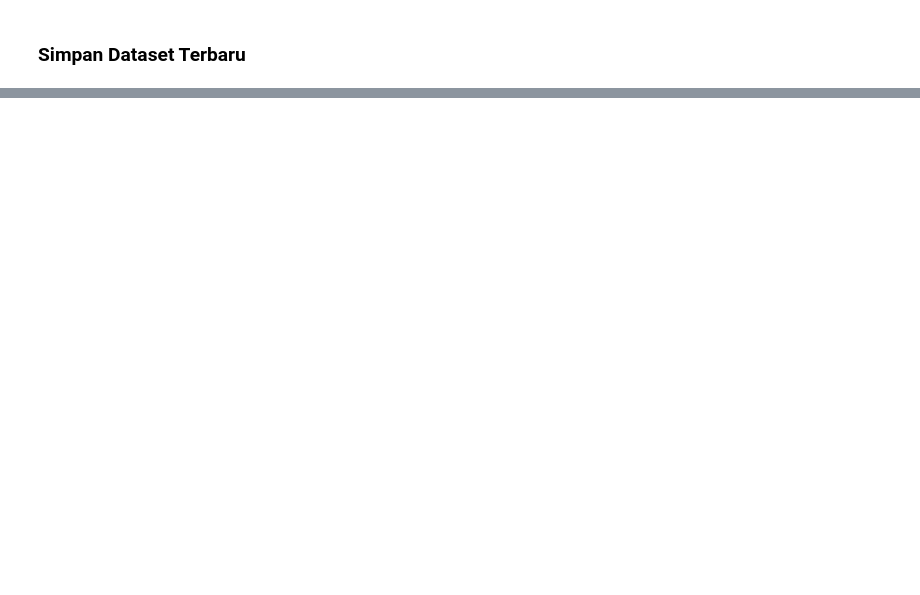
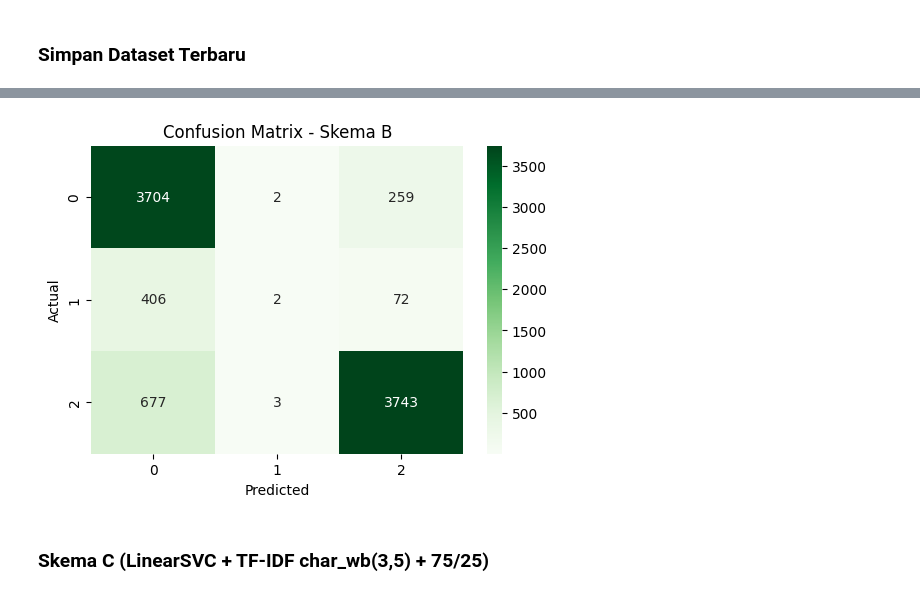
Before and after one commit to KRIZNOOB/analisis-sentimen-proyek-dicoding, a Jupyter notebook: notebook/training.ipynb, the cells around one changed output, grey strips where cells are left out. Saved outputs shown, nothing was run; the diff lists cells and outputs as text; code cells hidden in the pictures; blank space fills up the shorter version.

```diff
--- a/notebook/training.ipynb
+++ b/notebook/training.ipynb
@@ -200,0 +389,12 @@ df.to_csv("../dataset/gojek_reviews_labeled.csv", index=False)
+# %%
+cm_b = confusion_matrix(y_test_b, y_pred_b)
+plt.figure(figsize=(6, 4))
+sns.heatmap(cm_b, annot=True, fmt="d", cmap="Greens")
+plt.title("Confusion Matrix - Skema B")
+plt.xlabel("Predicted")
+plt.ylabel("Actual")
+plt.show()
+# %% [output]
+[figure, added]
+# %% [markdown]
+### Skema C (LinearSVC + TF-IDF char_wb(3,5) + 75/25)
```
Also changed, not shown: parts of 25 cells of this notebook, 3 other files.
